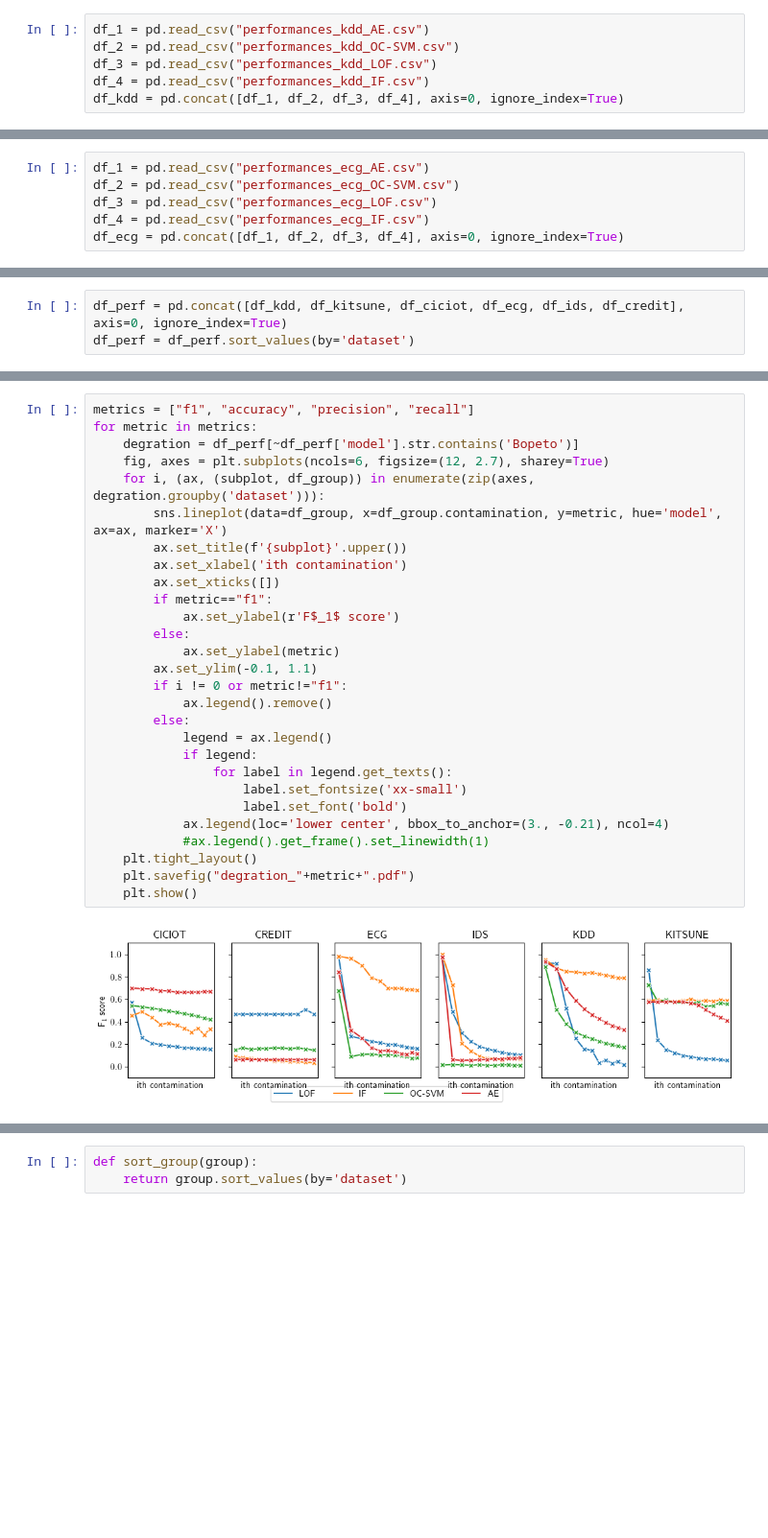
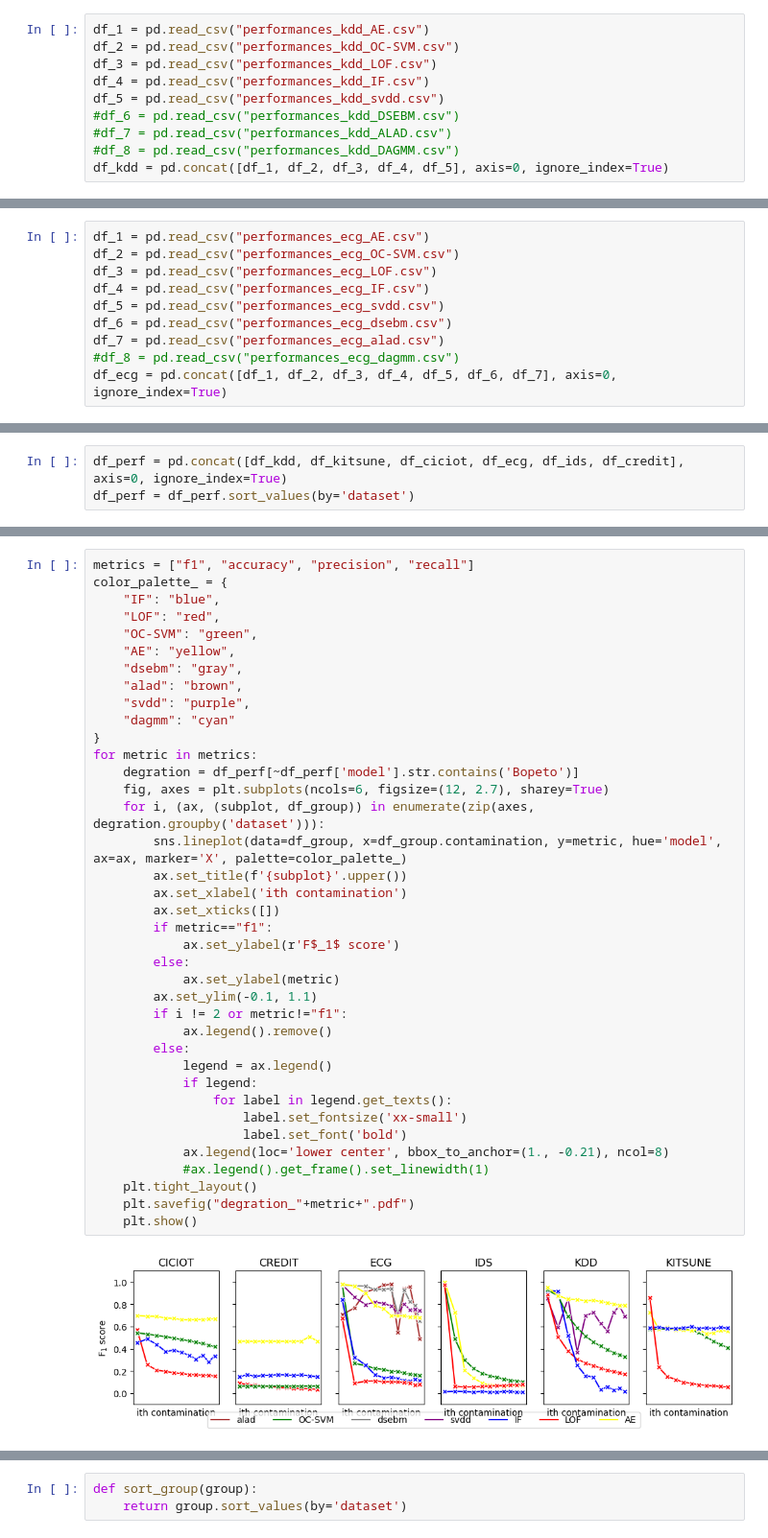
Before and after one commit to jmf-mas/jmf_bopeto, a Jupyter notebook: outputs/plots.ipynb, the cells around one changed output, grey strips where cells are left out. Shown at 96% size. Saved outputs shown, nothing was run; the diff lists cells and outputs as text; blank space fills up the shorter version.

```diff
--- a/outputs/plots.ipynb
+++ b/outputs/plots.ipynb
@@ -100,7 +100,11 @@ df_1 = pd.read_csv("performances_kdd_AE.csv")
 df_2 = pd.read_csv("performances_kdd_OC-SVM.csv")
 df_3 = pd.read_csv("performances_kdd_LOF.csv")
 df_4 = pd.read_csv("performances_kdd_IF.csv")
-df_kdd = pd.concat([df_1, df_2, df_3, df_4], axis=0, ignore_index=True)
+df_5 = pd.read_csv("performances_kdd_svdd.csv")
+#df_6 = pd.read_csv("performances_kdd_DSEBM.csv")
+#df_7 = pd.read_csv("performances_kdd_ALAD.csv")
+#df_8 = pd.read_csv("performances_kdd_DAGMM.csv")
+df_kdd = pd.concat([df_1, df_2, df_3, df_4, df_5], axis=0, ignore_index=True)
 # %%
 df_1 = pd.read_csv("performances_kitsune_AE.csv")
 df_2 = pd.read_csv("performances_kitsune_OC-SVM.csv")
@@ -124,7 +140,11 @@ df_1 = pd.read_csv("performances_ecg_AE.csv")
 df_2 = pd.read_csv("performances_ecg_OC-SVM.csv")
 df_3 = pd.read_csv("performances_ecg_LOF.csv")
 df_4 = pd.read_csv("performances_ecg_IF.csv")
-df_ecg = pd.concat([df_1, df_2, df_3, df_4], axis=0, ignore_index=True)
+df_5 = pd.read_csv("performances_ecg_svdd.csv")
+df_6 = pd.read_csv("performances_ecg_dsebm.csv")
+df_7 = pd.read_csv("performances_ecg_alad.csv")
+#df_8 = pd.read_csv("performances_ecg_dagmm.csv")
+df_ecg = pd.concat([df_1, df_2, df_3, df_4, df_5, df_6, df_7], axis=0, ignore_index=True)
 # %%
 df_1 = pd.read_csv("performances_credit_AE.csv")
 df_2 = pd.read_csv("performances_credit_OC-SVM.csv")
@@ -137,30 +170,40 @@ df_perf = df_perf.sort_values(by='dataset')
 # %%
 metrics = ["f1", "accuracy", "precision", "recall"]
+color_palette_ = {
+    "IF": "blue",
+    "LOF": "red",
+    "OC-SVM": "green",
+    "AE": "yellow",
+    "dsebm": "gray",
+    "alad": "brown",
+    "svdd": "purple",
+    "dagmm": "cyan"
+}
 for metric in metrics:
     degration = df_perf[~df_perf['model'].str.contains('Bopeto')]
     fig, axes = plt.subplots(ncols=6, figsize=(12, 2.7), sharey=True)
     for i, (ax, (subplot, df_group)) in enumerate(zip(axes, degration.groupby('dataset'))):
-        sns.lineplot(data=df_group, x=df_group.contamination, y=metric, hue='model', ax=ax, marker='X')
+        sns.lineplot(data=df_group, x=df_group.contamination, y=metric, hue='model', ax=ax, marker='X', palette=color_palette_)
         ax.set_title(f'{subplot}'.upper())
         ax.set_xlabel('ith contamination')
         ax.set_xticks([])
         if metric=="f1":
             ax.set_ylabel(r'F$_1$ score')
         else:
             ax.set_ylabel(metric)
         ax.set_ylim(-0.1, 1.1)
-        if i != 0 or metric!="f1":
+        if i != 2 or metric!="f1":
             ax.legend().remove()
         else:
             legend = ax.legend()
             if legend:
                 for label in legend.get_texts():
                     label.set_fontsize('xx-small')
                     label.set_font('bold')
-            ax.legend(loc='lower center', bbox_to_anchor=(3., -0.21), ncol=4)
+            ax.legend(loc='lower center', bbox_to_anchor=(1., -0.21), ncol=8)
             #ax.legend().get_frame().set_linewidth(1)
     plt.tight_layout()
     plt.savefig("degration_"+metric+".pdf")
     plt.show()
 # %% [output]
-[figure, old version]
+[figure, new version]
```
Also changed, not shown: parts of 23 cells of this notebook, 1 other file.
